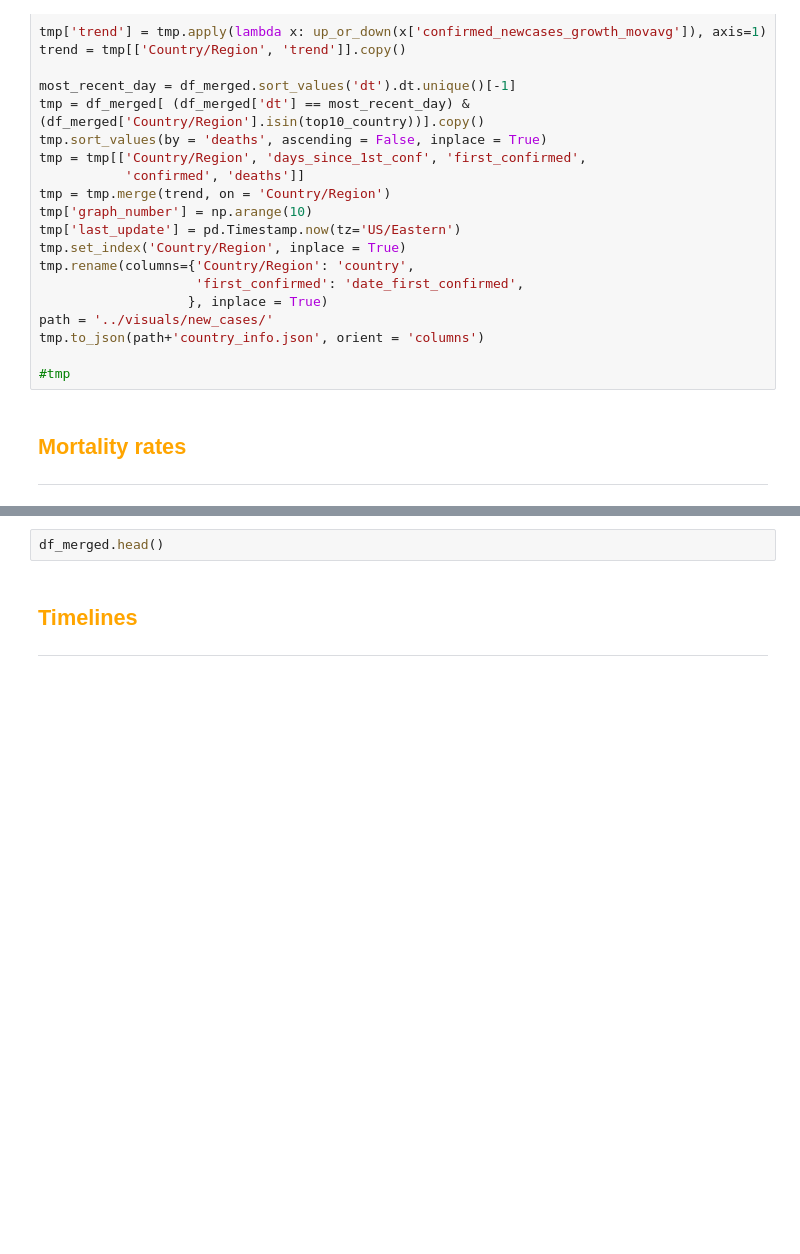
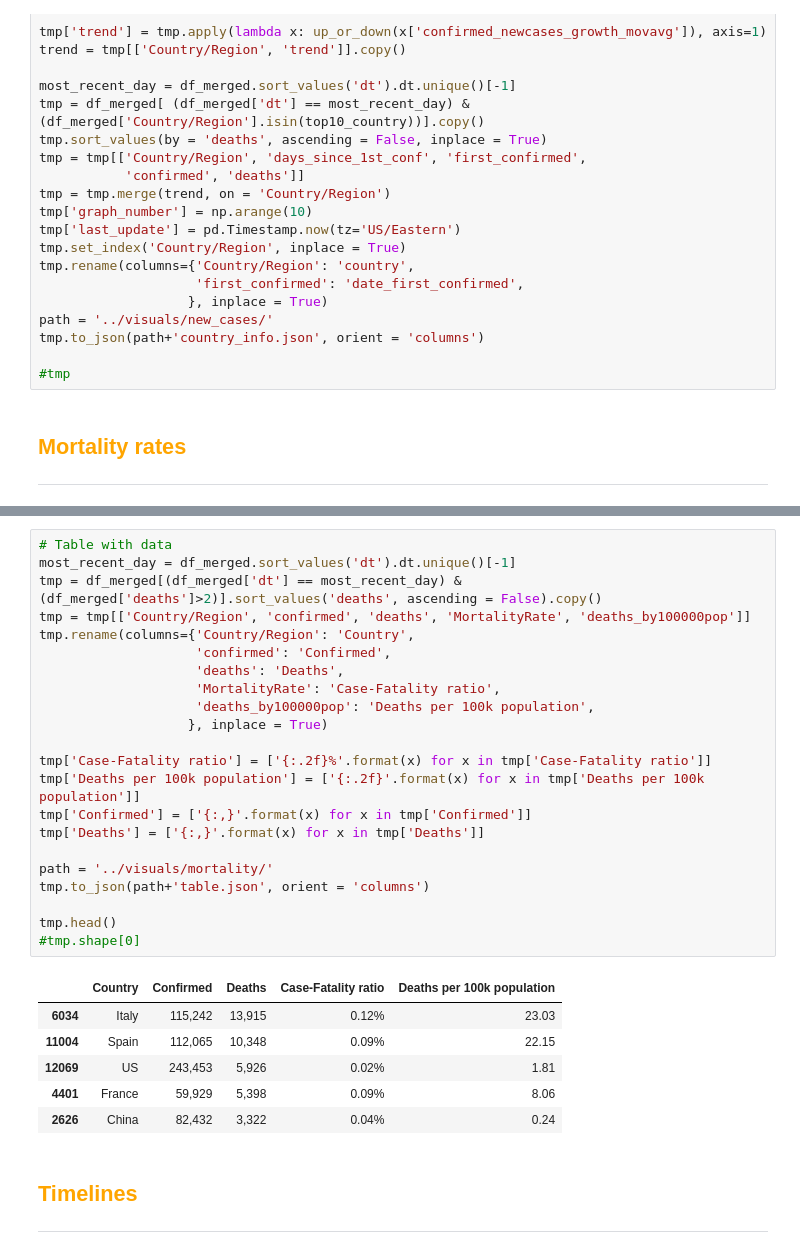
Before and after one commit to govex/COVID-19, a Jupyter notebook: code/Covid-19_v1.ipynb, the cells around one changed output, grey strips where cells are left out. Cells and saved outputs as stored; diff of their text form; blank space fills up the shorter version.

Commit message:
Created mortality table as JSON

```diff
--- a/code/Covid-19_v1.ipynb
+++ b/code/Covid-19_v1.ipynb
@@ -1793,8 +1793,35 @@ out_file.close()
 # %% [output]
 Boolean Series key will be reindexed to match DataFrame index.
 [interactive output not drawn]
-# %%
-df_merged.head()
+# %%
+# Table with data
+most_recent_day = df_merged.sort_values('dt').dt.unique()[-1]
+tmp = df_merged[(df_merged['dt'] == most_recent_day) & (df_merged['deaths']>2)].sort_values('deaths', ascending = False).copy()
+tmp = tmp[['Country/Region', 'confirmed', 'deaths', 'MortalityRate', 'deaths_by100000pop']]
+tmp.rename(columns={'Country/Region': 'Country',
+                    'confirmed': 'Confirmed',
+                    'deaths': 'Deaths',
+                    'MortalityRate': 'Case-Fatality ratio',
+                    'deaths_by100000pop': 'Deaths per 100k population',
+                   }, inplace = True)
+
+tmp['Case-Fatality ratio'] = ['{:.2f}%'.format(x) for x in tmp['Case-Fatality ratio']]
+tmp['Deaths per 100k population'] = ['{:.2f}'.format(x) for x in tmp['Deaths per 100k population']]
+tmp['Confirmed'] = ['{:,}'.format(x) for x in tmp['Confirmed']]
+tmp['Deaths'] = ['{:,}'.format(x) for x in tmp['Deaths']]
+
+path = '../visuals/mortality/'
+tmp.to_json(path+'table.json', orient = 'columns')
+
+tmp.head()
+#tmp.shape[0]
+# %% [output]
+|  | Country | Confirmed | Deaths | Case-Fatality ratio | Deaths per 100k population |
+| 6034 | Italy | 115,242 | 13,915 | 0.12% | 23.03 |
+| 11004 | Spain | 112,065 | 10,348 | 0.09% | 22.15 |
+| 12069 | US | 243,453 | 5,926 | 0.02% | 1.81 |
+| 4401 | France | 59,929 | 5,398 | 0.09% | 8.06 |
+| 2626 | China | 82,432 | 3,322 | 0.04% | 0.24 |
 # %% [markdown]
 ## <span style="color:orange">Timelines</span>
 <hr style="border: 1px solid #D3D3D3" >
```
